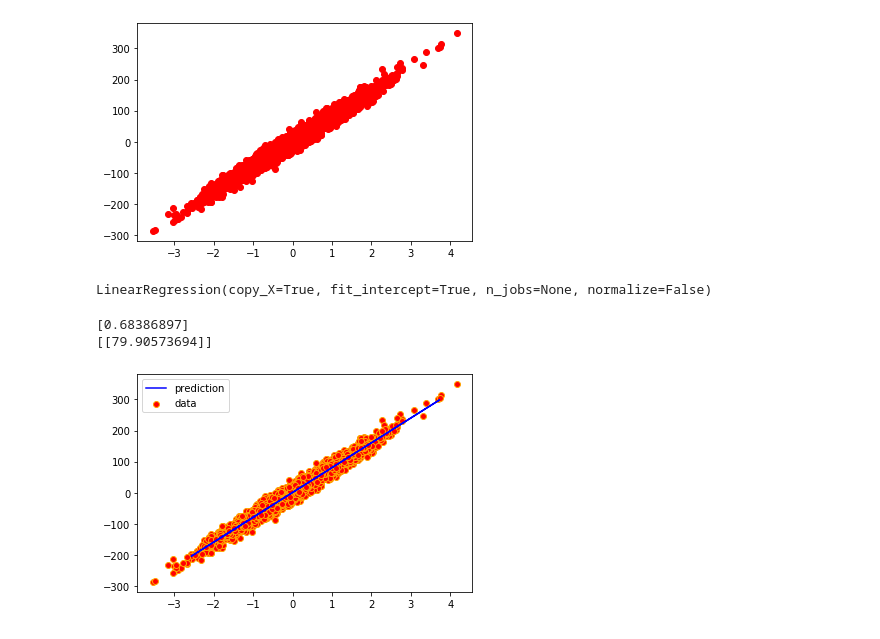
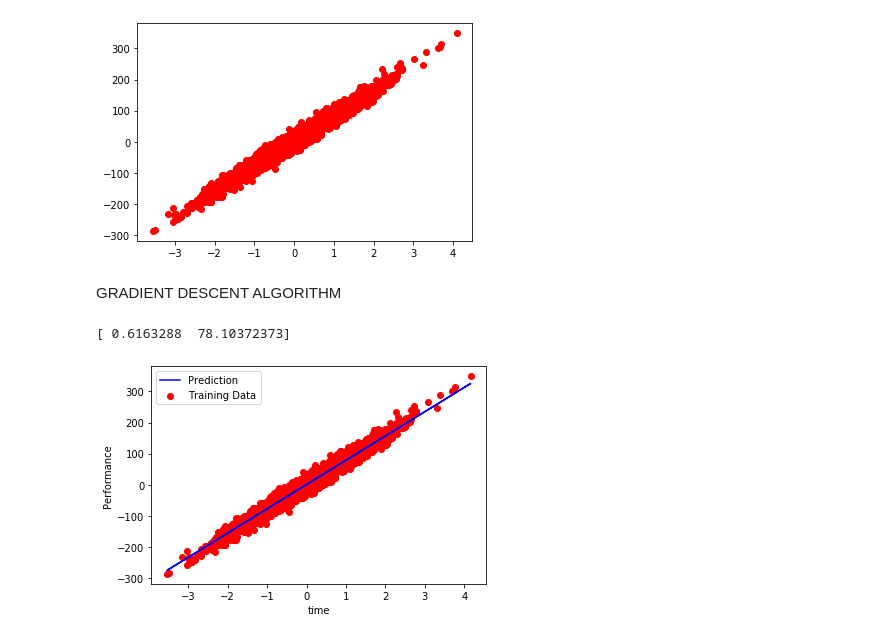
Before and after one commit to akash-mall/AI-Mafia-Machine-Learning, a Jupyter notebook: week2-Assignments/Ass1/smartWatch.ipynb, the cells around one changed output. Cells and saved outputs as stored; diff of their text form; code cells hidden in the pictures.

```diff
--- a/week2-Assignments/Ass1/smartWatch.ipynb
+++ b/week2-Assignments/Ass1/smartWatch.ipynb
@@ -7,11 +7,11 @@ dfx = pd.read_csv('./Train_Data/Linear_X_Train.csv')
 dfy = pd.read_csv('./Train_Data/Linear_Y_Train.csv')
 dftx = pd.read_csv('./Test_Data/Linear_X_Test.csv')
 
-train_x = dfx.values
-train_y = dfy.values
+train_x = dfx.values.reshape((-1,))
+train_y = dfy.values.reshape((-1,))
+test_x = dftx.values.reshape((-1,))
 
-test_x = dftx.values
 #Normalization
 X = (train_x-train_x.mean())/train_x.std()
-Y = train_y
+Y =  (train_y)
 X1 = (test_x-test_x.mean())/test_x.std()
@@ -27,4 +24,0 @@ model = LinearRegression()
-# %%
-model.fit(X,Y)
-# %% [output]
-LinearRegression(copy_X=True, fit_intercept=True, n_jobs=None, normalize=False)
@@ -36,6 +25,2 @@ coeff = model.coef_
-# %%
-print(bias)
-print(coeff)
-# %% [output]
-[0.68386897]
-[[79.90573694]]
+# %% [markdown]
+ GRADIENT DESCENT ALGORITHM
@@ -42,7 +76,16 @@ print(coeff)
+# %%
+final_theta, error_list, theta_list = gradientDescent(X,Y)
+# %%
+print(final_theta)
+# %% [output]
+[ 0.6163288  78.10372373]
 # %%
-plt.scatter(X,Y,label = 'data',color='red', edgecolors='orange')
-plt.plot(X1,output,color='blue',label = 'prediction')
+plt.scatter(X,Y,label = 'Training Data',color='red')
+plt.xlabel('time')
+plt.ylabel('Performance')
+plt.plot(X,hypothesis(X,final_theta),color = 'blue',label = 'Prediction')
+
 plt.legend()
 plt.show()
 # %% [output]
-[figure, old version]
+[figure, new version]
```
Also changed, not shown: parts of 7 cells of this notebook.
